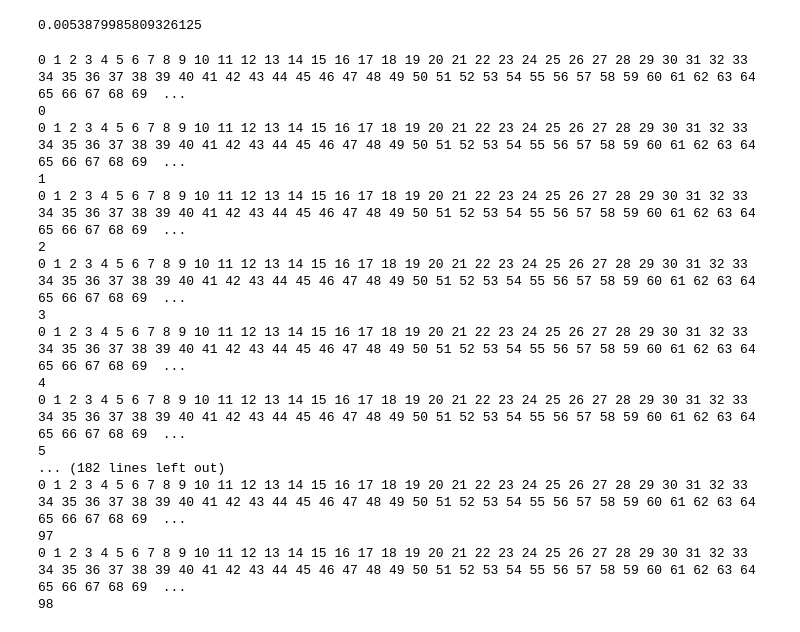
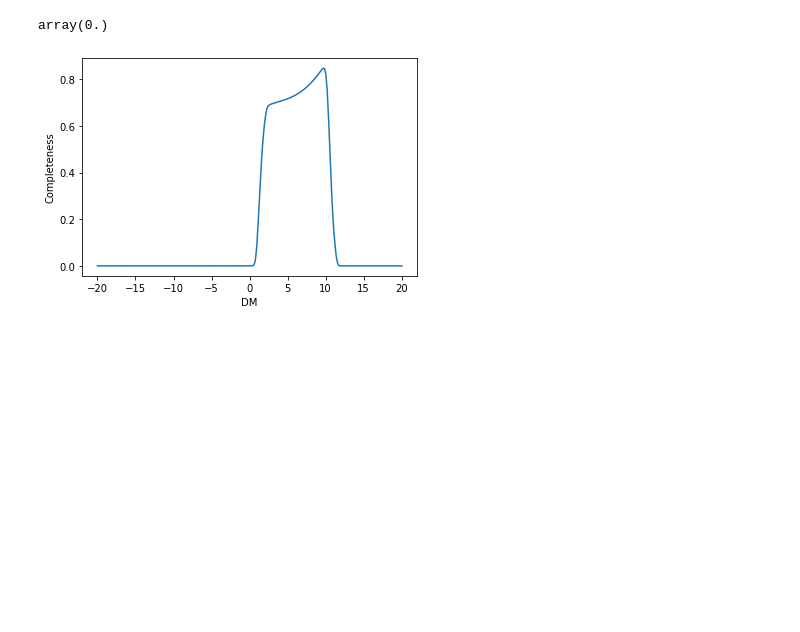
Before and after one commit to Alisyaifudin/Thesis-Project, a Jupyter notebook: 3_Vertical_Number/3.3. Effective Volume.ipynb, the cells around one changed output. Saved outputs shown, nothing was run; the diff lists cells and outputs as text; code cells hidden in the pictures; blank space fills up the shorter version.

```diff
--- a/3_Vertical_Number/3.3. Effective Volume.ipynb
+++ b/3_Vertical_Number/3.3. Effective Volume.ipynb
@@ -106,3 +84,21 @@ plt.plot(ddm, comp_interp(0.3, ddm))
+# %%
+# interpolate compDM, set to 0 if beyong the range
+compDM_interp = interpolate.interp1d(DM, compDM, fill_value=0, bounds_error=False)
+
+compDM_interp(-20)
+# %% [output]
+array(0.)
+# %%
+dms = np.linspace(-20, 20, 1000)
+compDMs = compDM_interp(dms)
+
+# plot
+plt.plot(dms, compDMs)
+plt.xlabel("DM")
+plt.ylabel("Completeness")
+plt.show()
+# %% [output]
+[figure, added]
 # %%
 Z = 200
 R = 150
@@ -117,5 +112,0 @@ phi = (ephi[:-1]+ephi[1:])/2
-# %%
-dJK = JK[1]-JK[0]
-dJK
-# %% [output]
-0.0053879985809326125
@@ -127,32 +113,16 @@ dphi = ephi[1]-ephi[0]
 # %%
-for i, zz in enumerate(z):
+from tqdm import tqdm
+
+frac = []
+for zz in tqdm(z):
+    real_vol = 0
+    eff_vol = 0
     for j, (rr, r_in, r_out) in enumerate(zip(r, er[:-1], er[1:])):
-        v = dphi/2*(r_out**2-r_in**2)*dz
+        glat = np.arctan(zz/rr)
+        dv = np.pi*(r_out**2-r_in**2)*dz
+        real_vol += dv
         distance =np.sqrt(rr**2+zz**2)
         dm = 5*np.log10(distance)-5
-        for k, pphi in enumerate(phi):
-            for h, jk in enumerate(JK):
-                c = comp_interp(jk, dm)
-                vol[h, i, j, k] = v*c
-            real_vol[i, j, k] = v
-        print(j, end=" ")
-    print("=============")
-    print(i)
+        if distance>50:
+            eff_vol += dv*compDM_interp(dm)
+    frac.append(eff_vol/real_vol)
-# %% [output]
-0 1 2 3 4 5 6 7 8 9 10 11 12 13 14 15 16 17 18 19 20 21 22 23 24 25 26 27 28 29 30 31 32 33 34 35 36 37 38 39 40 41 42 43 44 45 46 47 48 49 50 51 52 53 54 55 56 57 58 59 60 61 62 63 64 65 66 67 68 69  ...
-0
-0 1 2 3 4 5 6 7 8 9 10 11 12 13 14 15 16 17 18 19 20 21 22 23 24 25 26 27 28 29 30 31 32 33 34 35 36 37 38 39 40 41 42 43 44 45 46 47 48 49 50 51 52 53 54 55 56 57 58 59 60 61 62 63 64 65 66 67 68 69  ...
-1
-0 1 2 3 4 5 6 7 8 9 10 11 12 13 14 15 16 17 18 19 20 21 22 23 24 25 26 27 28 29 30 31 32 33 34 35 36 37 38 39 40 41 42 43 44 45 46 47 48 49 50 51 52 53 54 55 56 57 58 59 60 61 62 63 64 65 66 67 68 69  ...
-2
-0 1 2 3 4 5 6 7 8 9 10 11 12 13 14 15 16 17 18 19 20 21 22 23 24 25 26 27 28 29 30 31 32 33 34 35 36 37 38 39 40 41 42 43 44 45 46 47 48 49 50 51 52 53 54 55 56 57 58 59 60 61 62 63 64 65 66 67 68 69  ...
-3
-0 1 2 3 4 5 6 7 8 9 10 11 12 13 14 15 16 17 18 19 20 21 22 23 24 25 26 27 28 29 30 31 32 33 34 35 36 37 38 39 40 41 42 43 44 45 46 47 48 49 50 51 52 53 54 55 56 57 58 59 60 61 62 63 64 65 66 67 68 69  ...
-4
-0 1 2 3 4 5 6 7 8 9 10 11 12 13 14 15 16 17 18 19 20 21 22 23 24 25 26 27 28 29 30 31 32 33 34 35 36 37 38 39 40 41 42 43 44 45 46 47 48 49 50 51 52 53 54 55 56 57 58 59 60 61 62 63 64 65 66 67 68 69  ...
-5
-... (182 lines left out)
-0 1 2 3 4 5 6 7 8 9 10 11 12 13 14 15 16 17 18 19 20 21 22 23 24 25 26 27 28 29 30 31 32 33 34 35 36 37 38 39 40 41 42 43 44 45 46 47 48 49 50 51 52 53 54 55 56 57 58 59 60 61 62 63 64 65 66 67 68 69  ...
-97
-0 1 2 3 4 5 6 7 8 9 10 11 12 13 14 15 16 17 18 19 20 21 22 23 24 25 26 27 28 29 30 31 32 33 34 35 36 37 38 39 40 41 42 43 44 45 46 47 48 49 50 51 52 53 54 55 56 57 58 59 60 61 62 63 64 65 66 67 68 69  ...
-98
```
Also changed, not shown: parts of 49 cells of this notebook, 18 other files.
